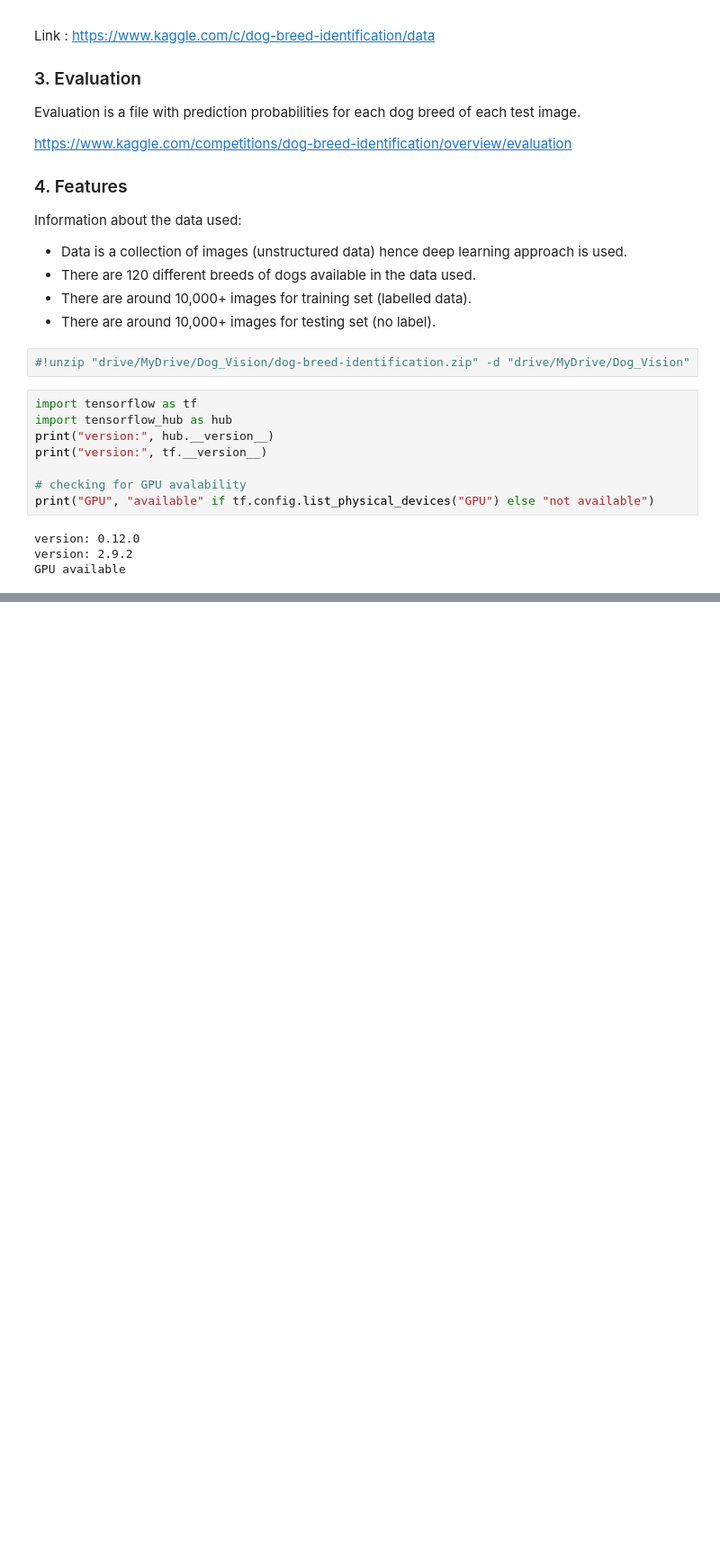
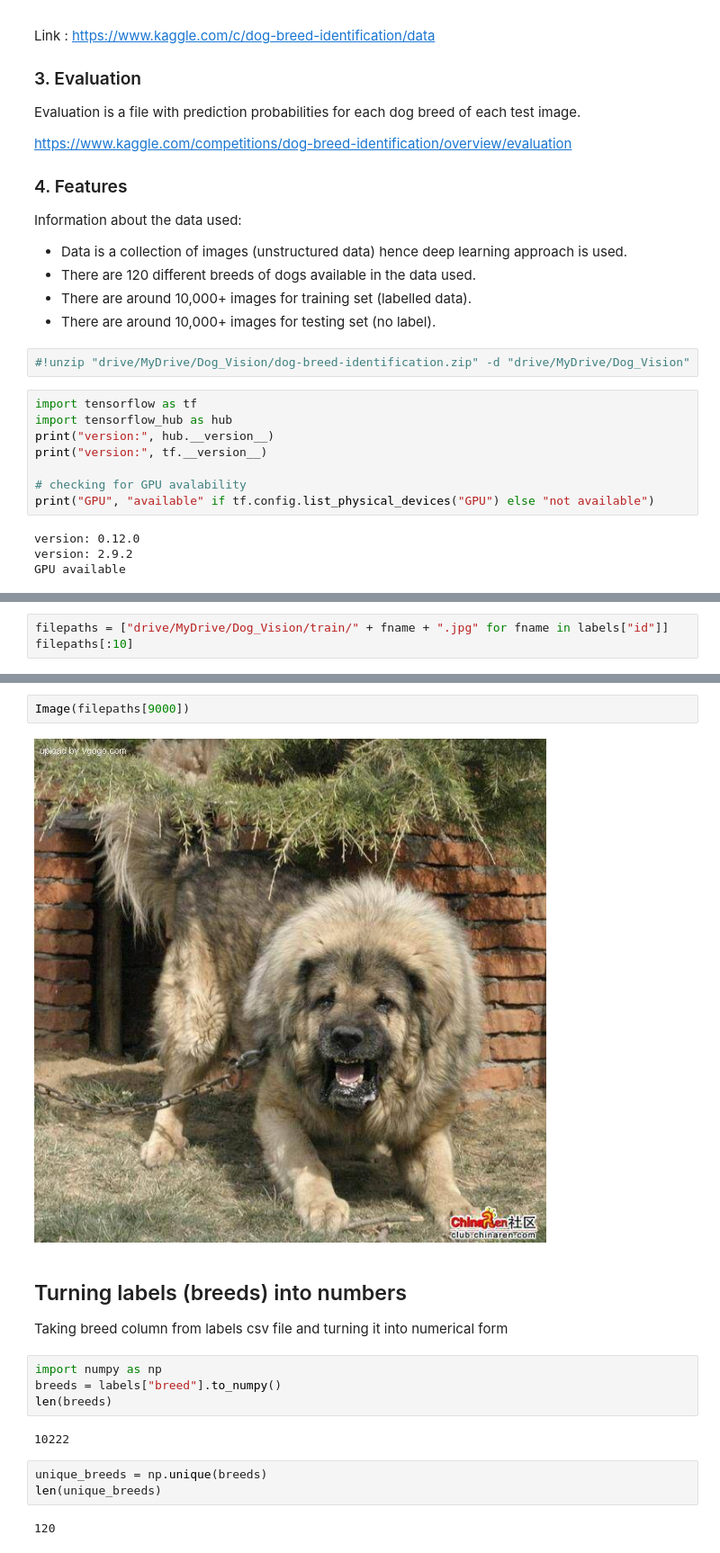
Before and after one commit to iamVaibhav100/multilevel_dog_breed_classification, a Jupyter notebook: dog_vision.ipynb, the cells around one changed output, grey strips where cells are left out. Shown: that part at 90% size. Drawn from its saved outputs; the diff is of its cells as text; blank space fills up the shorter version.

```diff
--- a/dog_vision.ipynb
+++ b/dog_vision.ipynb
@@ -44,0 +88,3 @@ GPU available
+# %%
+filepaths = ["drive/MyDrive/Dog_Vision/train/" + fname + ".jpg" for fname in labels["id"]]
+filepaths[:10]
@@ -44,0 +111,18 @@ GPU available
+# %%
+Image(filepaths[9000])
+# %% [output]
+[figure, added]
+# %% [markdown]
+## Turning labels (breeds) into numbers
+Taking breed column from labels csv file and turning it into numerical form
+# %%
+import numpy as np
+breeds = labels["breed"].to_numpy()
+len(breeds)
+# %% [output]
+10222
+# %%
+unique_breeds = np.unique(breeds)
+len(unique_breeds)
+# %% [output]
+120
```
Also changed, not shown: parts of 23 cells of this notebook.
